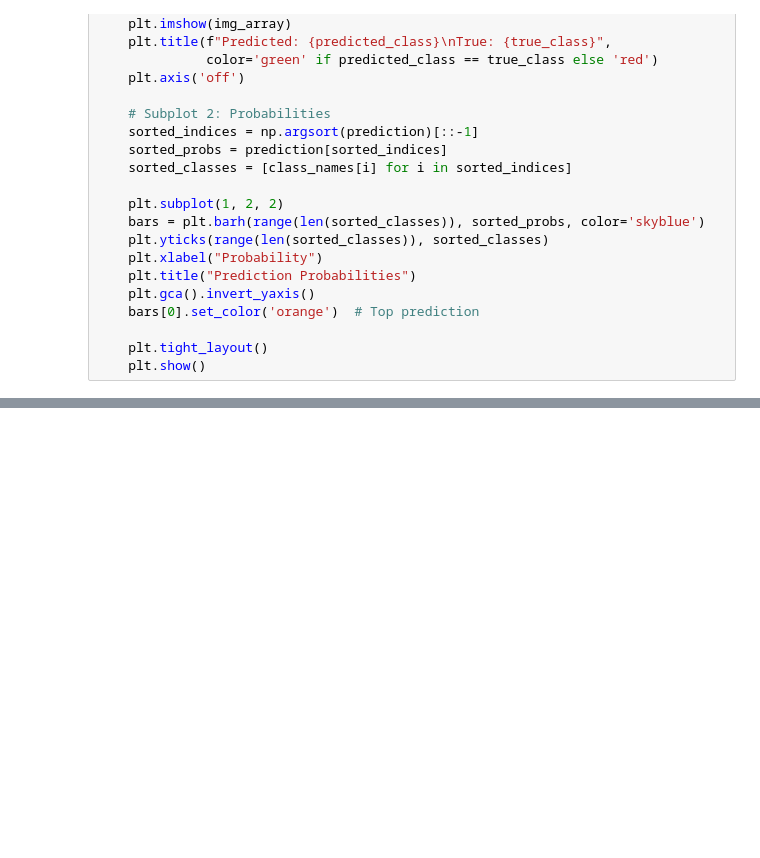
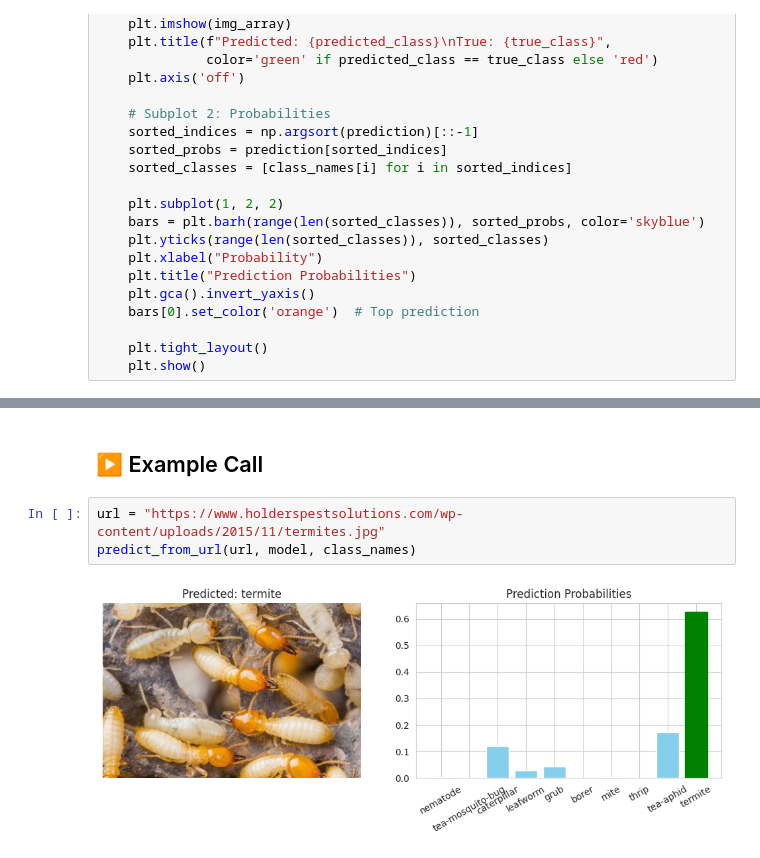
Before and after one commit to Birendra-Nath-Nandi/Tea-Leaves-Pest-Classifier-Transfer-Learning, a Jupyter notebook: tea-leaves-pest-detection-all-classes-99-99.ipynb, the cells around one changed output, grey strips where cells are left out. Drawn from its saved outputs; the diff is of its cells as text; blank space fills up the shorter version.

```diff
--- a/tea-leaves-pest-detection-all-classes-99-99.ipynb
+++ b/tea-leaves-pest-detection-all-classes-99-99.ipynb
@@ -523,0 +1290,7 @@ predict("/kaggle/input/tea-leaves-pest-dataset/TeaLeavesPest-Dataset/pest/test/t
+# %% [markdown]
+## ▶️ Example Call
+# %%
+url = "https://www.holderspestsolutions.com/wp-content/uploads/2015/11/termites.jpg"
+predict_from_url(url, model, class_names)
+# %% [output]
+[figure, added]
```
Also changed, not shown: parts of 53 cells of this notebook.
